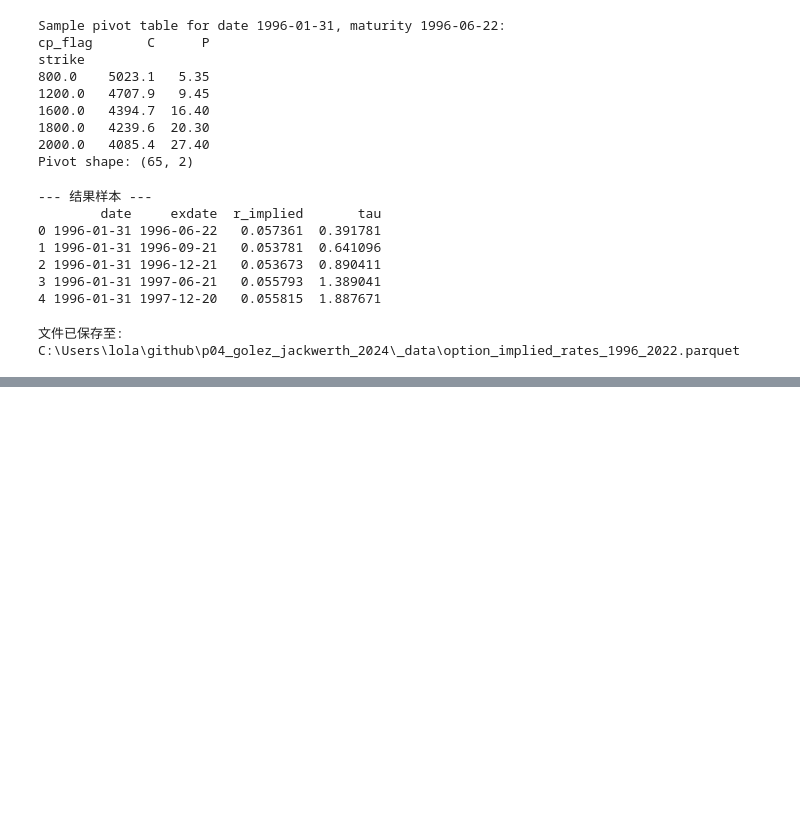
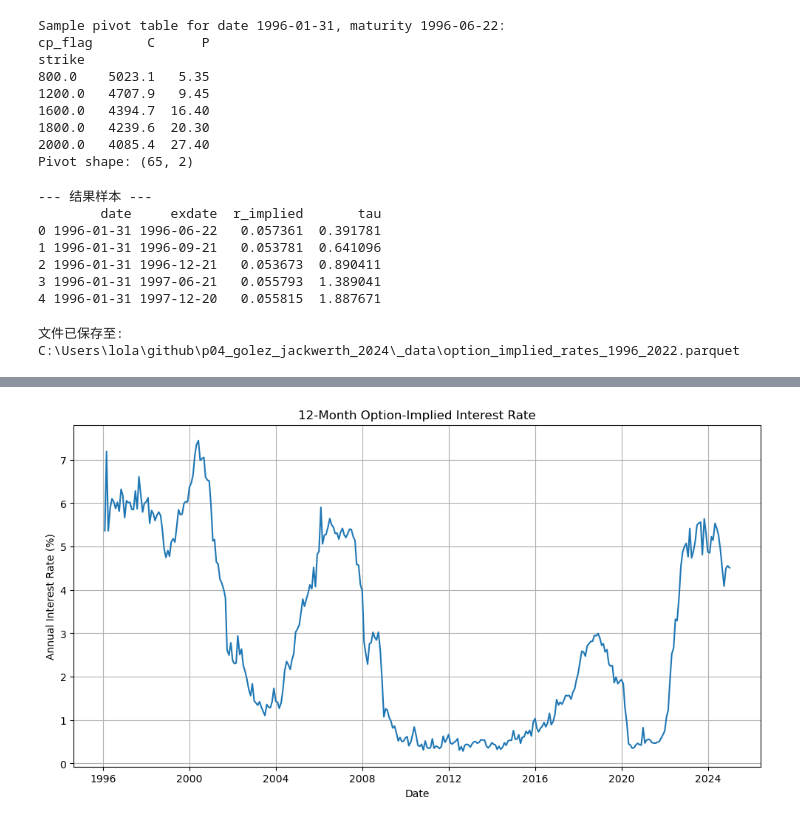
Before and after one commit to jlin12-cpu/p04_golez_jackwerth_2024, a Jupyter notebook: src/graph1.ipynb, the cells around one changed output, grey strips where cells are left out. Drawn from its saved outputs; the diff is of its cells as text; code cells hidden in the pictures; blank space fills up the shorter version.

Commit message:
Update graph1.ipynb for option-implied rates plotting

```diff
--- a/src/graph1.ipynb
+++ b/src/graph1.ipynb
@@ -319,0 +335,16 @@ print(f"文件已保存至: {save_path}")
+# %%
+import pandas as pd
+import numpy as np
+import matplotlib.pyplot as plt
+
+df = pd.read_parquet(r"C:\Users\lola\github\p04_golez_jackwerth_2024\_data\option_implied_rates_1996_2022.parquet")
+
+df["date"] = pd.to_datetime(df["date"])
+
+# 对每个date，选tau最接近1年的那一条
+df_1y = (
+    df.loc[df.groupby("date")["tau"].apply(lambda x: (x - 1).abs().idxmin())]
+    .reset_index(drop=True)
+)
+
+df_1y.head()
@@ -319,0 +358,11 @@ print(f"文件已保存至: {save_path}")
+# %%
+plt.figure(figsize=(12,6))
+plt.plot(df_1y["date"], df_1y["r_implied"] * 100)
+
+plt.title("12-Month Option-Implied Interest Rate")
+plt.ylabel("Annual Interest Rate (%)")
+plt.xlabel("Date")
+plt.grid(True)
+plt.show()
+# %% [output]
+[figure, added]
```
Also changed, not shown: parts of 24 cells of this notebook.
